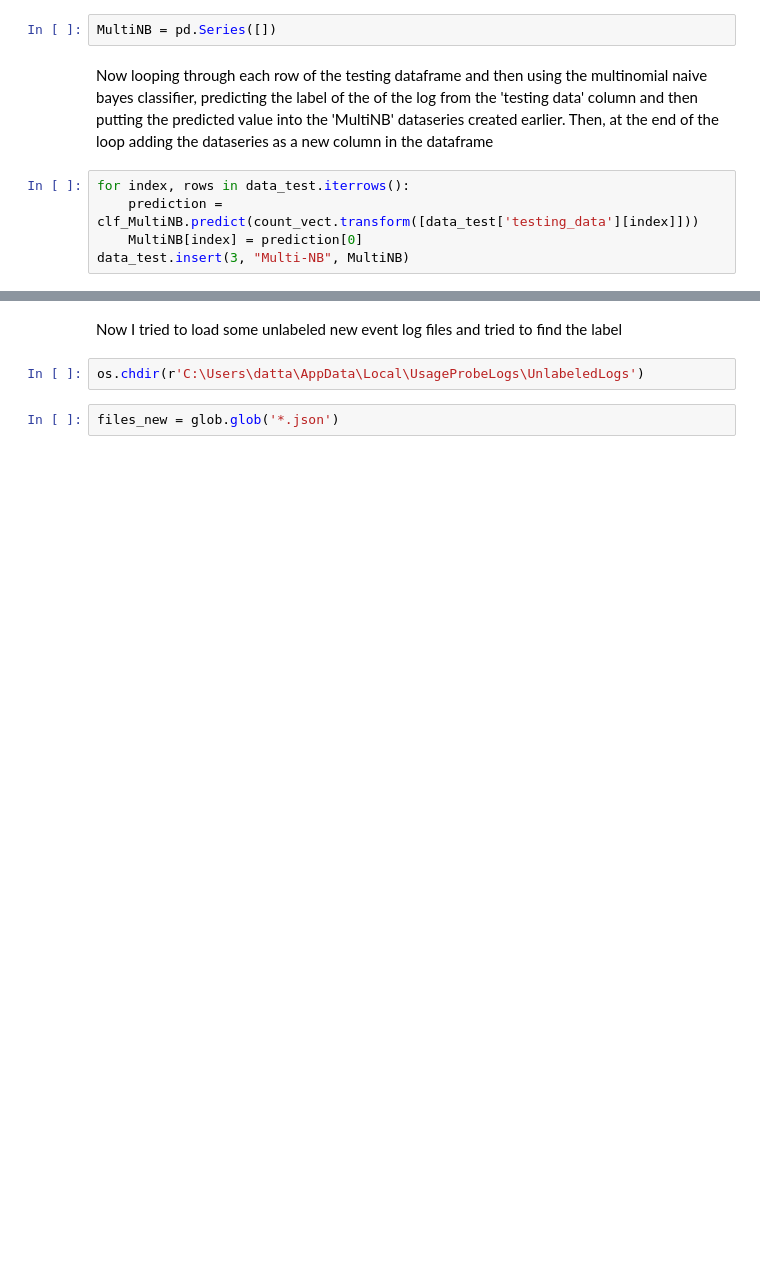
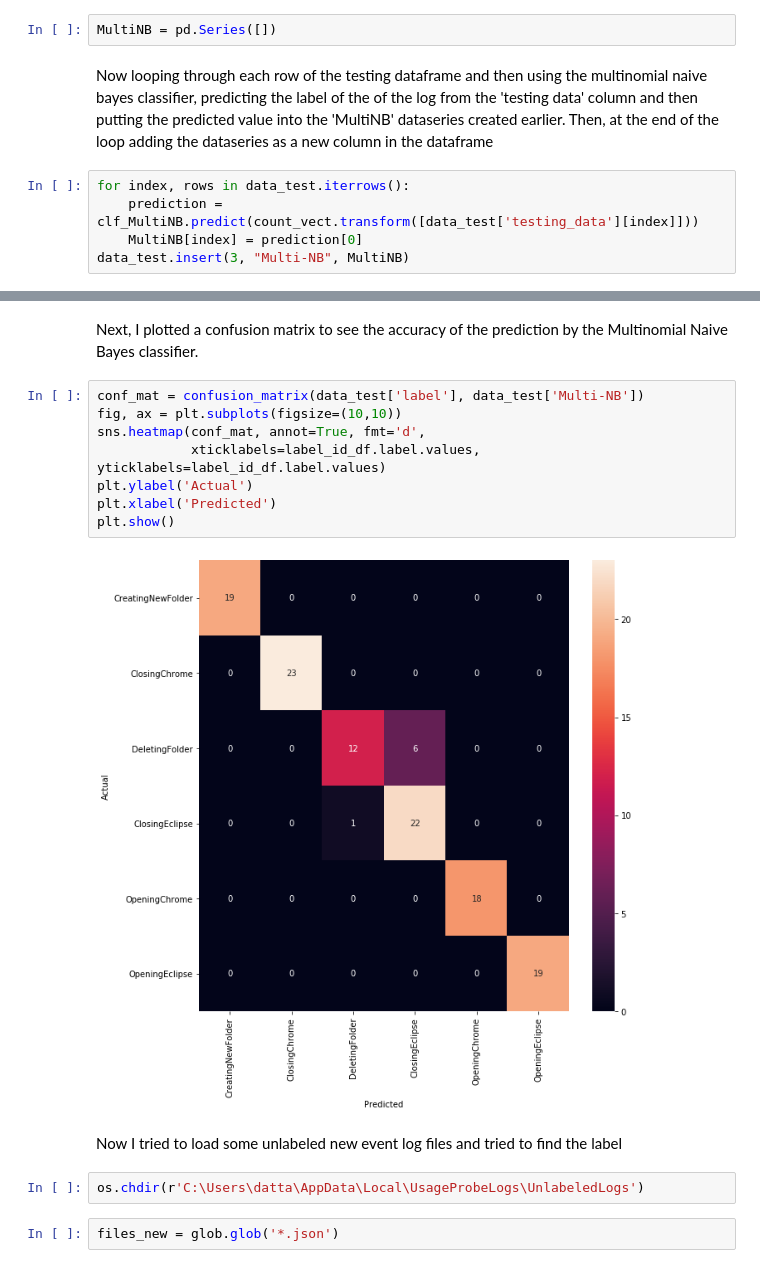
Before and after one commit to IndrajeetDatta/UPOLogAbstraction, a Jupyter notebook: Training_UPO_Event_Log_Data_for_Event_Abstraction.ipynb, the cells around one changed output, grey strips where cells are left out. Saved outputs shown, nothing was run; the diff lists cells and outputs as text; blank space fills up the shorter version.

Commit message:
added confusion matrix to visualize Multinomial Naive Bayes Classifier's predicitions

```diff
--- a/Training_UPO_Event_Log_Data_for_Event_Abstraction.ipynb
+++ b/Training_UPO_Event_Log_Data_for_Event_Abstraction.ipynb
@@ -262,4 +262,16 @@ data_test
 120 rows × 4 columns
+# %% [markdown]
+Next, I plotted a confusion matrix to see the accuracy of the prediction by the Multinomial Naive Bayes classifier.
+# %%
+conf_mat = confusion_matrix(data_test['label'], data_test['Multi-NB'])
+fig, ax = plt.subplots(figsize=(10,10))
+sns.heatmap(conf_mat, annot=True, fmt='d',
+            xticklabels=label_id_df.label.values, yticklabels=label_id_df.label.values)
+plt.ylabel('Actual')
+plt.xlabel('Predicted')
+plt.show()
+# %% [output]
+[figure, added]
 # %% [markdown]
 Now I tried to load some unlabeled new event log files and tried to find the label
 # %%
```
Also changed, not shown: parts of 20 cells of this notebook.
